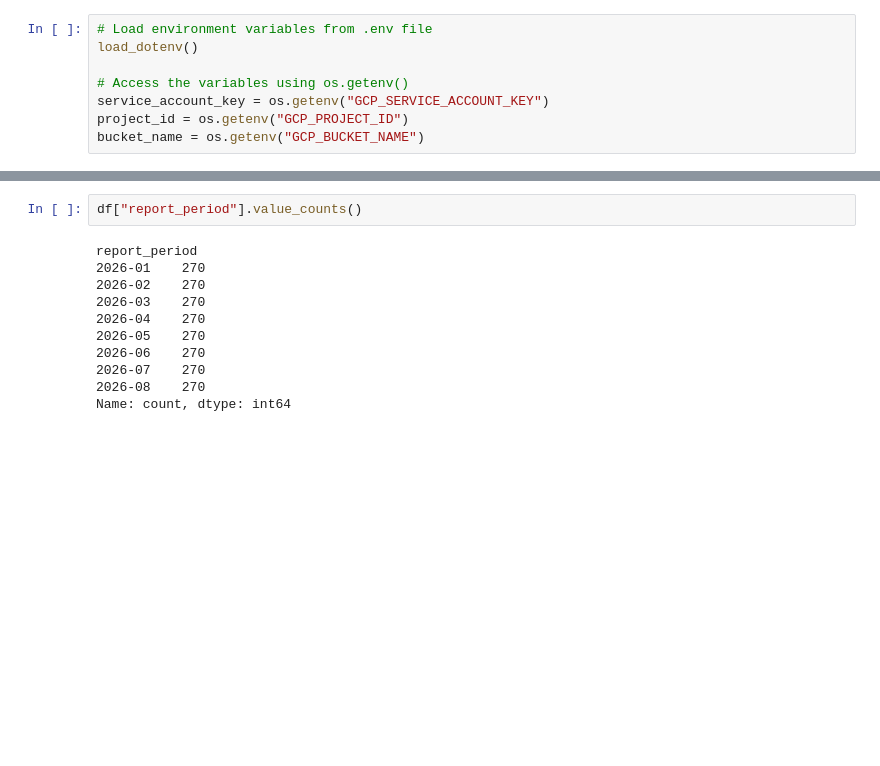
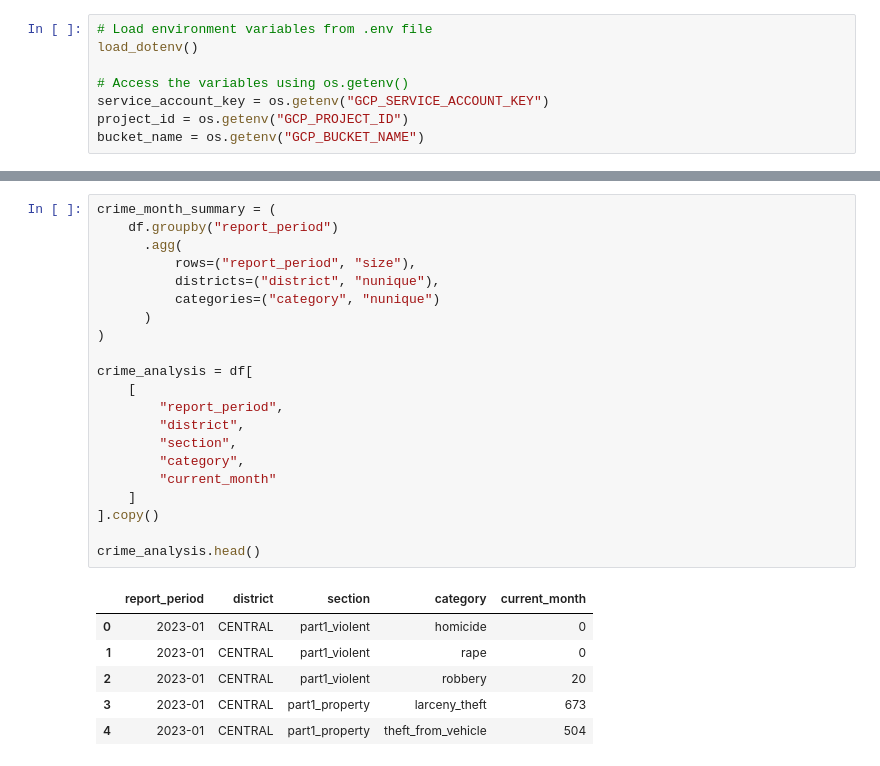
Before and after one commit to szphzz/git-branch-crime, a Jupyter notebook: cleaning_eda/crime.ipynb, the cells around one changed output, grey strips where cells are left out. Saved outputs shown, nothing was run; the diff lists cells and outputs as text; blank space fills up the shorter version.

```diff
--- a/cleaning_eda/crime.ipynb
+++ b/cleaning_eda/crime.ipynb
@@ -55,14 +47,29 @@ TENDERLOIN    216
 Name: count, dtype: int64
 # %%
-df["report_period"].value_counts()
+crime_month_summary = (
+    df.groupby("report_period")
+      .agg(
+          rows=("report_period", "size"),
+          districts=("district", "nunique"),
+          categories=("category", "nunique")
+      )
+)
+
+crime_analysis = df[
+    [
+        "report_period",
+        "district",
+        "section",
+        "category",
+        "current_month"
+    ]
+].copy()
+
+crime_analysis.head()
 # %% [output]
-report_period
-2026-01    270
-2026-02    270
-2026-03    270
-2026-04    270
-2026-05    270
-2026-06    270
-2026-07    270
-2026-08    270
-Name: count, dtype: int64
+|  | report_period | district | section | category | current_month |
+| 0 | 2023-01 | CENTRAL | part1_violent | homicide | 0 |
+| 1 | 2023-01 | CENTRAL | part1_violent | rape | 0 |
+| 2 | 2023-01 | CENTRAL | part1_violent | robbery | 20 |
+| 3 | 2023-01 | CENTRAL | part1_property | larceny_theft | 673 |
+| 4 | 2023-01 | CENTRAL | part1_property | theft_from_vehicle | 504 |
```
Also changed, not shown: parts of 12 cells of this notebook, 6 other files.
